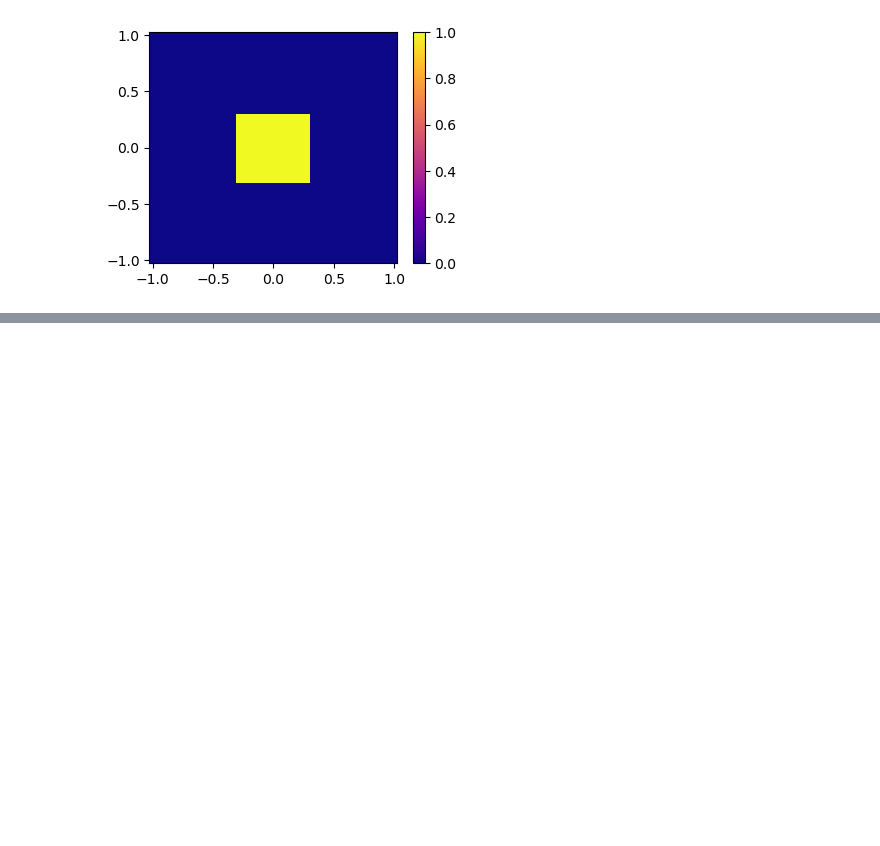
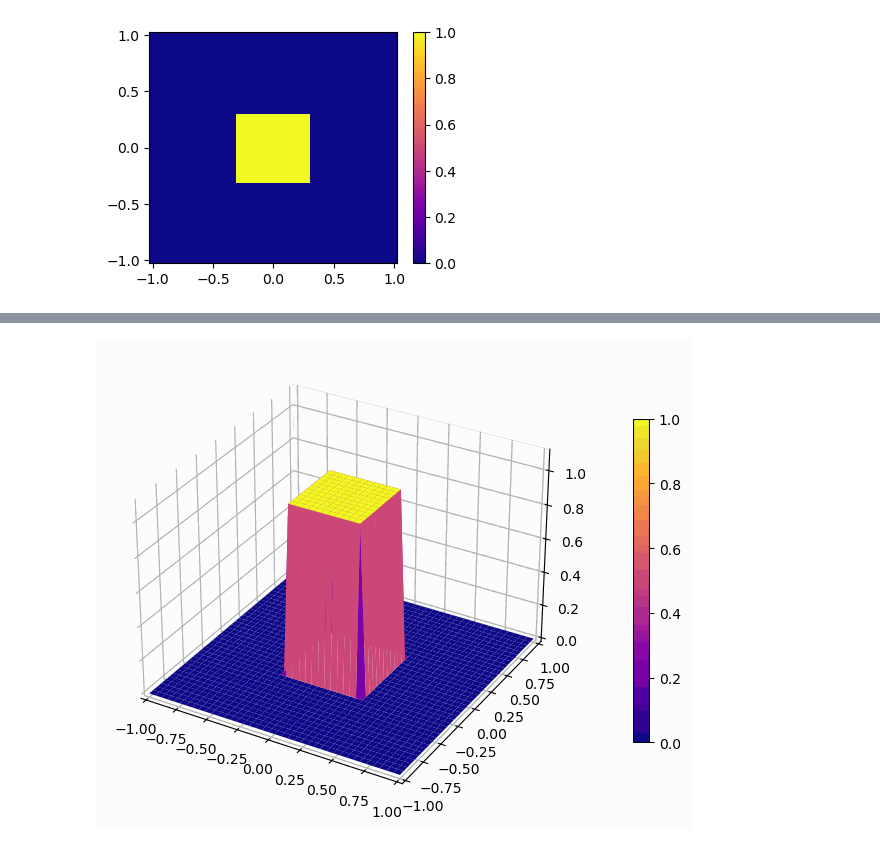
Before and after one commit to DaVas1410/computational-physics-2, a Jupyter notebook: unit-5/509-practice-2Ddiffusion.ipynb, the cells around one changed output, grey strips where cells are left out. Drawn from its saved outputs; the diff is of its cells as text; code cells hidden in the pictures; blank space fills up the shorter version.

```diff
--- a/unit-5/509-practice-2Ddiffusion.ipynb
+++ b/unit-5/509-practice-2Ddiffusion.ipynb
@@ -280,0 +313,4 @@ for k in range(n_t):
+# %%
+display.Image(open('surf.gif','rb').read())
+# %% [output]
+[figure, added]
```
Also changed, not shown: parts of 8 cells of this notebook, 1 other file.
